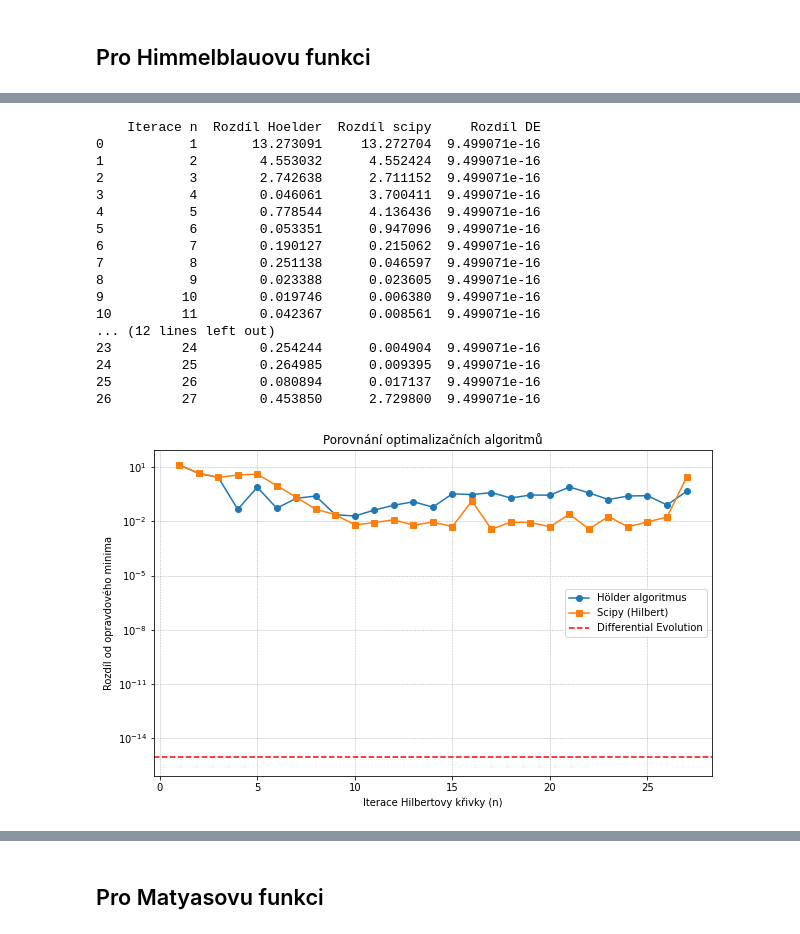
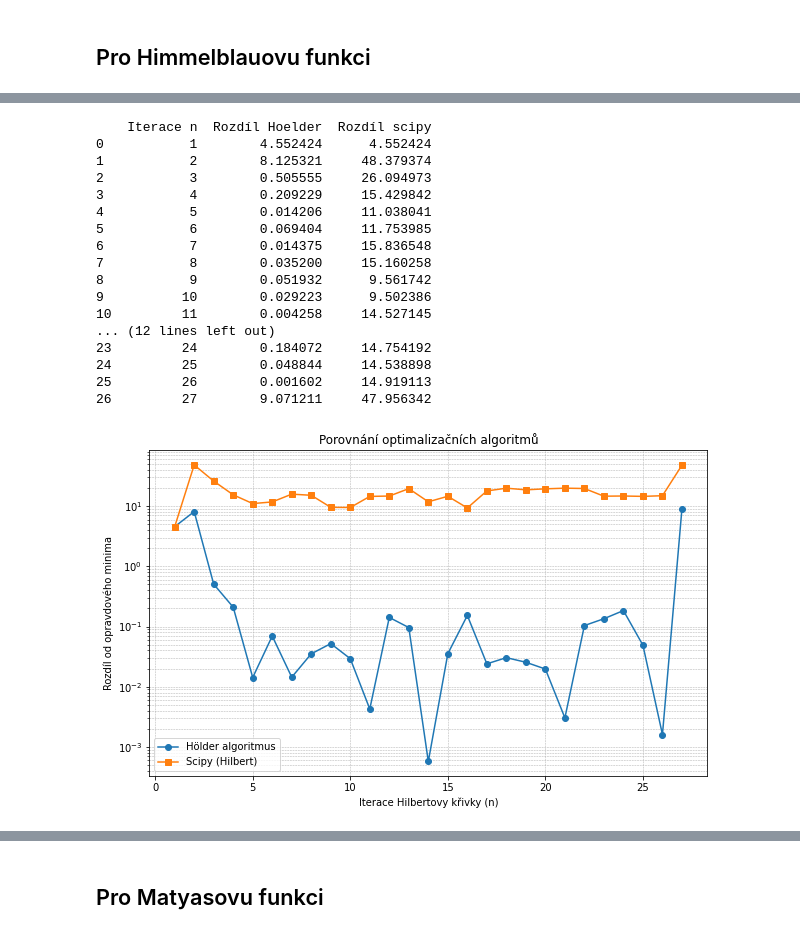
Before and after one commit to NIE0087/BP---prostor-vyplnujici-krivky, a Jupyter notebook: example.ipynb, the cells around one changed output, grey strips where cells are left out. Cells and saved outputs as stored; diff of their text form; code cells hidden in the pictures.

Commit message:
less chaotic code, added new graphs and updated hoelder alg

```diff
--- a/example.ipynb
+++ b/example.ipynb
@@ -186,27 +168,28 @@ Iterace hilbertovy křivky: 25
 # %%
-H = 655.35
+I=2
+H = -2
 r = 2
 eps = 1e-5
 N_vals = [1,2,3,4,5,6,7,8,9,10,11,12,13,14,15,16,17,18,19,20,21,22,23,24,25,26,27]
 max_iter = 250
 
-df = h2d.compare_algorithms(H, r, eps, max_iter,N_vals,-5,5,-5,5,1,0.0)
+df = h2d.compare_algorithms(H, I,r, eps, max_iter,N_vals,0,5,0,5,1,0.0)
 # %% [output]
-    Iterace n  Rozdíl Hoelder  Rozdíl scipy     Rozdíl DE
-0           1       13.273091     13.272704  9.499071e-16
-1           2        4.553032      4.552424  9.499071e-16
-2           3        2.742638      2.711152  9.499071e-16
-3           4        0.046061      3.700411  9.499071e-16
-4           5        0.778544      4.136436  9.499071e-16
-5           6        0.053351      0.947096  9.499071e-16
-6           7        0.190127      0.215062  9.499071e-16
-7           8        0.251138      0.046597  9.499071e-16
-8           9        0.023388      0.023605  9.499071e-16
-9          10        0.019746      0.006380  9.499071e-16
-10         11        0.042367      0.008561  9.499071e-16
+    Iterace n  Rozdíl Hoelder  Rozdíl scipy
+0           1        4.552424      4.552424
+1           2        8.125321     48.379374
+2           3        0.505555     26.094973
+3           4        0.209229     15.429842
+4           5        0.014206     11.038041
+5           6        0.069404     11.753985
+6           7        0.014375     15.836548
+7           8        0.035200     15.160258
+8           9        0.051932      9.561742
+9          10        0.029223      9.502386
+10         11        0.004258     14.527145
 ... (12 lines left out)
-23         24        0.254244      0.004904  9.499071e-16
-24         25        0.264985      0.009395  9.499071e-16
-25         26        0.080894      0.017137  9.499071e-16
-26         27        0.453850      2.729800  9.499071e-16
+23         24        0.184072     14.754192
+24         25        0.048844     14.538898
+25         26        0.001602     14.919113
+26         27        9.071211     47.956342
-[figure, old version]
+[figure, new version]
```
Also changed, not shown: parts of 15 cells of this notebook, 2 other files.
